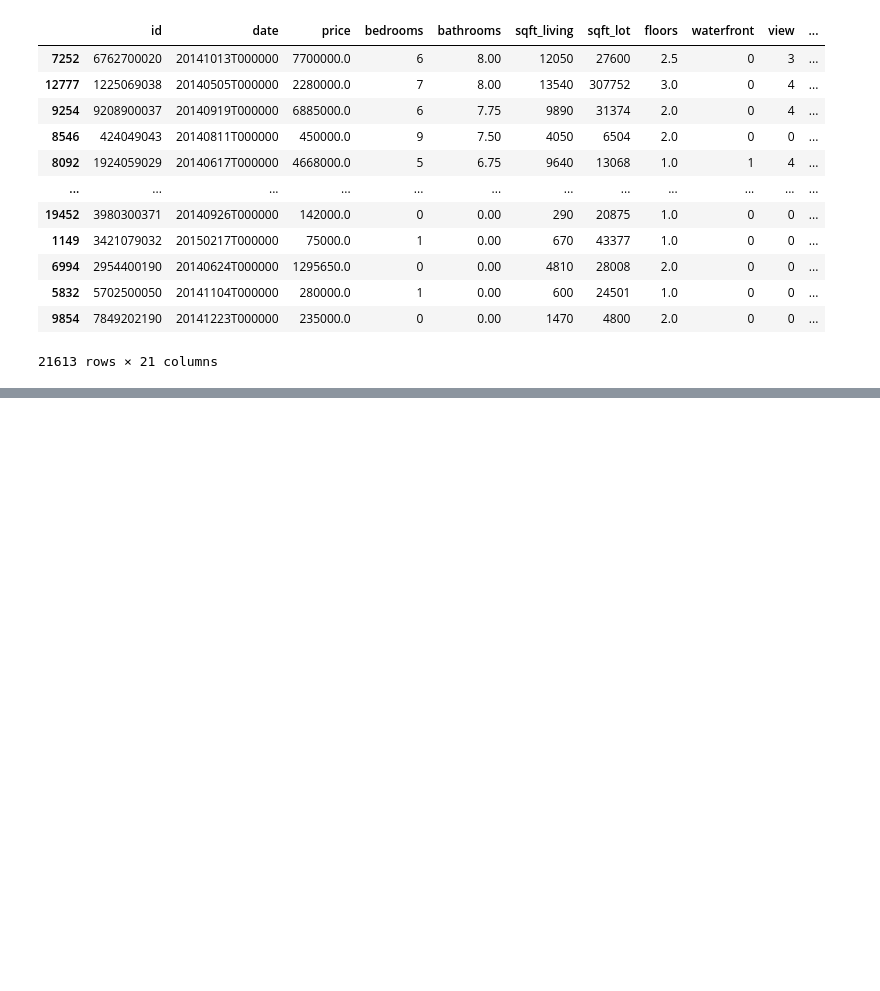
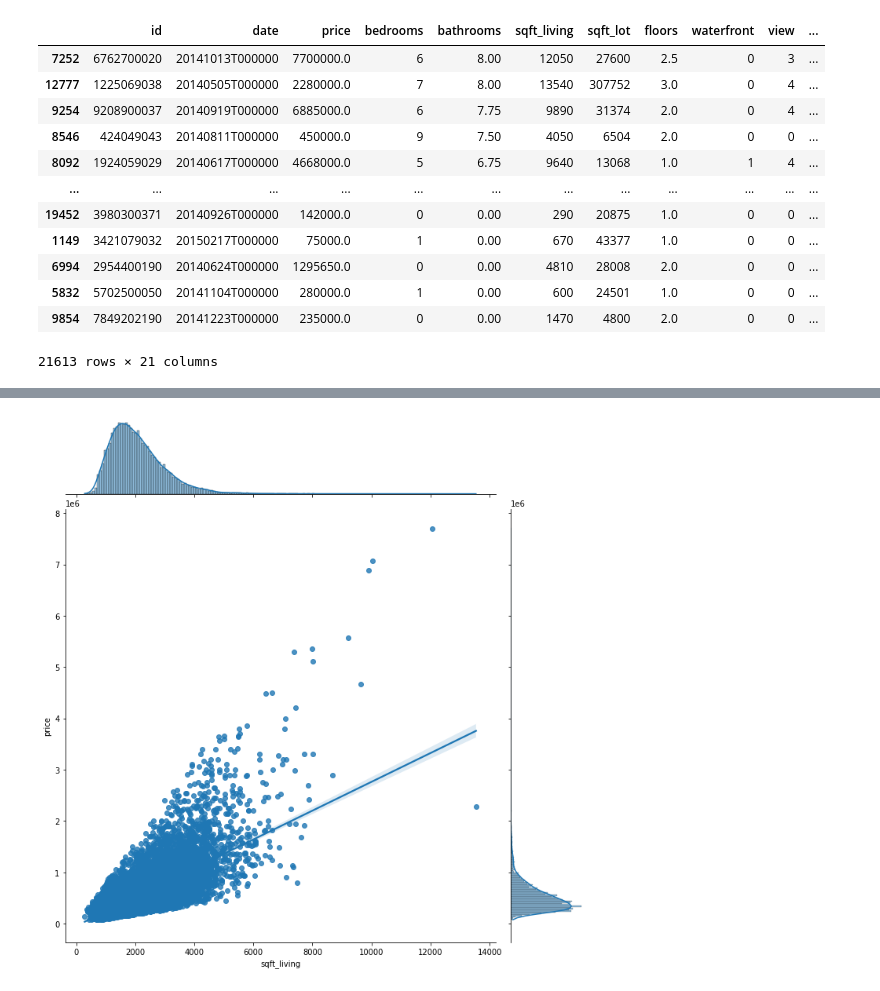
Before and after one commit to hamedf62/DM-Jun22, a Jupyter notebook: regression/regression.ipynb, the cells around one changed output, grey strips where cells are left out. Drawn from its saved outputs; the diff is of its cells as text; code cells hidden in the pictures; blank space fills up the shorter version.

```diff
--- a/regression/regression.ipynb
+++ b/regression/regression.ipynb
@@ -135,0 +192,6 @@ lst
+# %%
+import seaborn as sns
+sns.jointplot(x="sqft_living", y="price", data=df, kind = 'reg',fit_reg= True, size = 10)
+plt.show()
+# %% [output]
+[figure, added]
```
Also changed, not shown: parts of 5 cells of this notebook, 1 other file.
